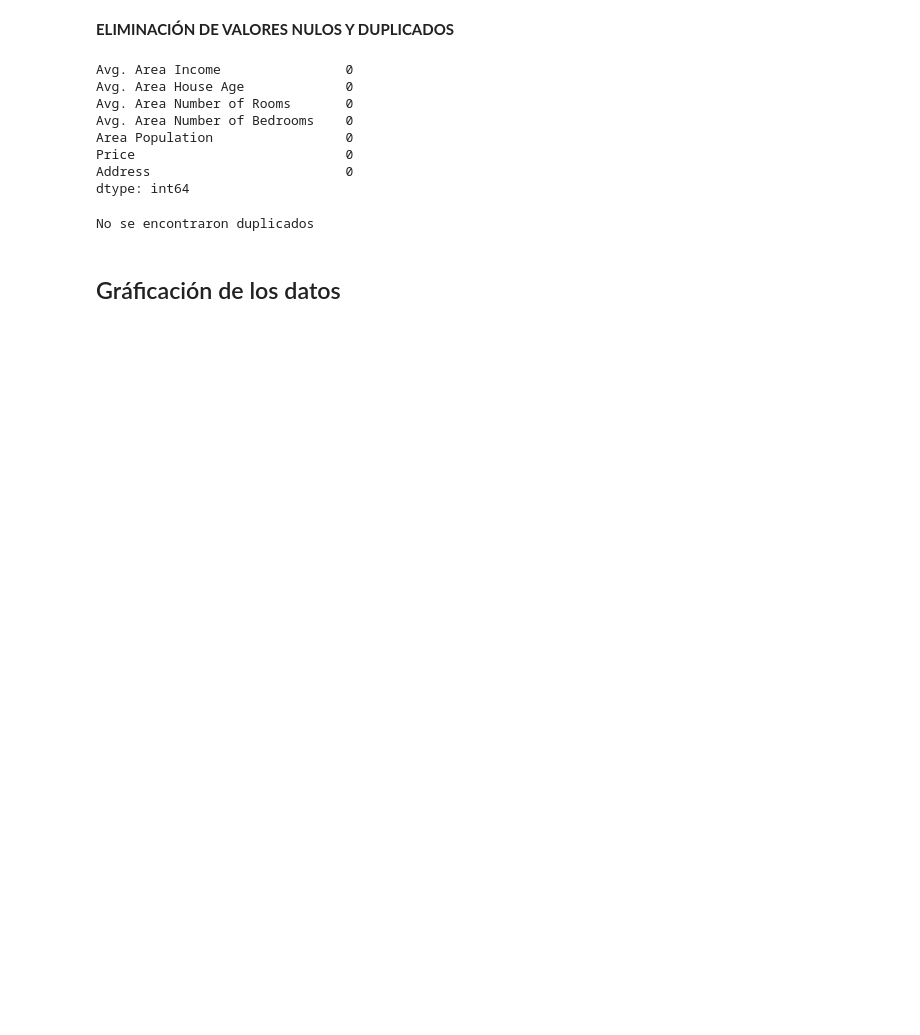
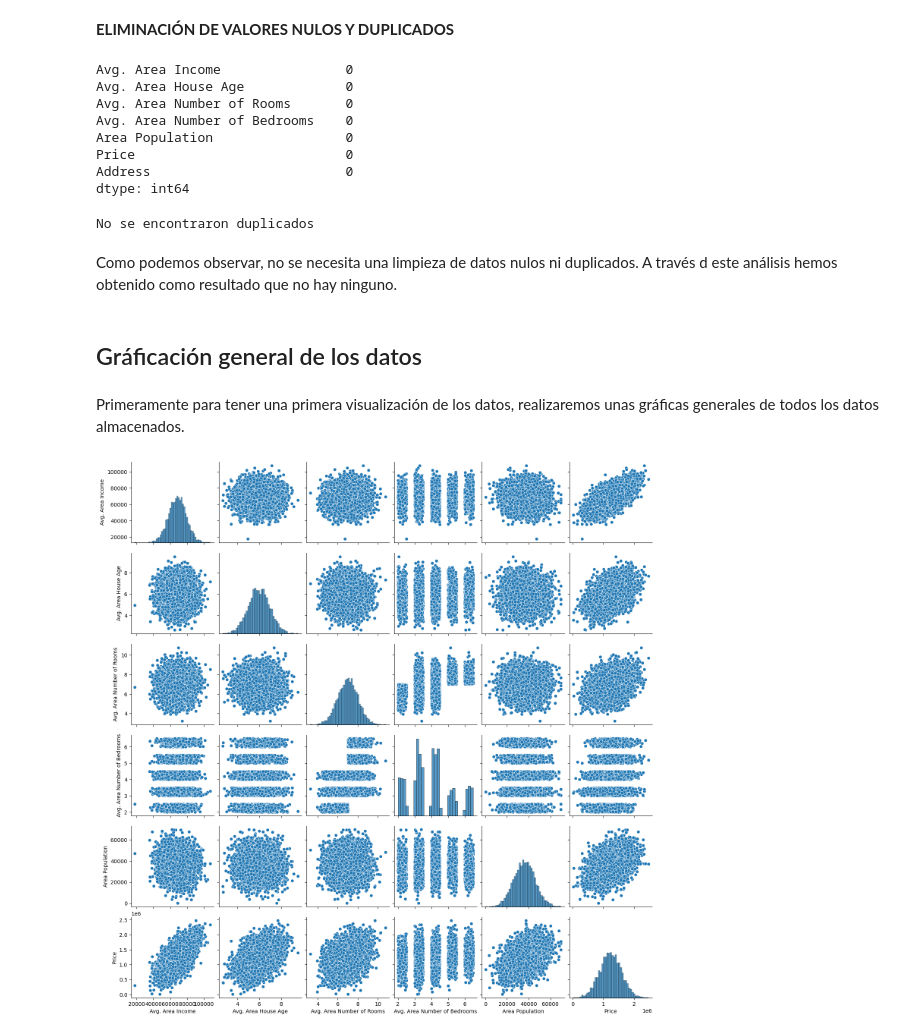
Before and after one commit to mgonzalz/USA_Housing, a Jupyter notebook: usa_housing.ipynb, the cells around one changed output. Saved outputs shown, nothing was run; the diff lists cells and outputs as text; code cells hidden in the pictures; blank space fills up the shorter version.

```diff
--- a/usa_housing.ipynb
+++ b/usa_housing.ipynb
@@ -35,5 +67,15 @@ else:
   print('No se encontraron duplicados')
 # %% [output]
 No se encontraron duplicados
+# %% [markdown]
+Como podemos observar, no se necesita una limpieza de datos nulos ni duplicados. A través d este análisis hemos obtenido como resultado que no hay ninguno.
 # %% [markdown]
-## Gráficación de los datos
+## Gráficación general de los datos
+# %% [markdown]
+Primeramente para tener una primera visualización de los datos, realizaremos unas gráficas generales de todos los datos almacenados.
+# %%
+sns.pairplot(df_housing)
+plt.savefig('gráficas/pairplot.png')
+plt.show()
+# %% [output]
+[figure, added]
```
Also changed, not shown: parts of 14 cells of this notebook.
